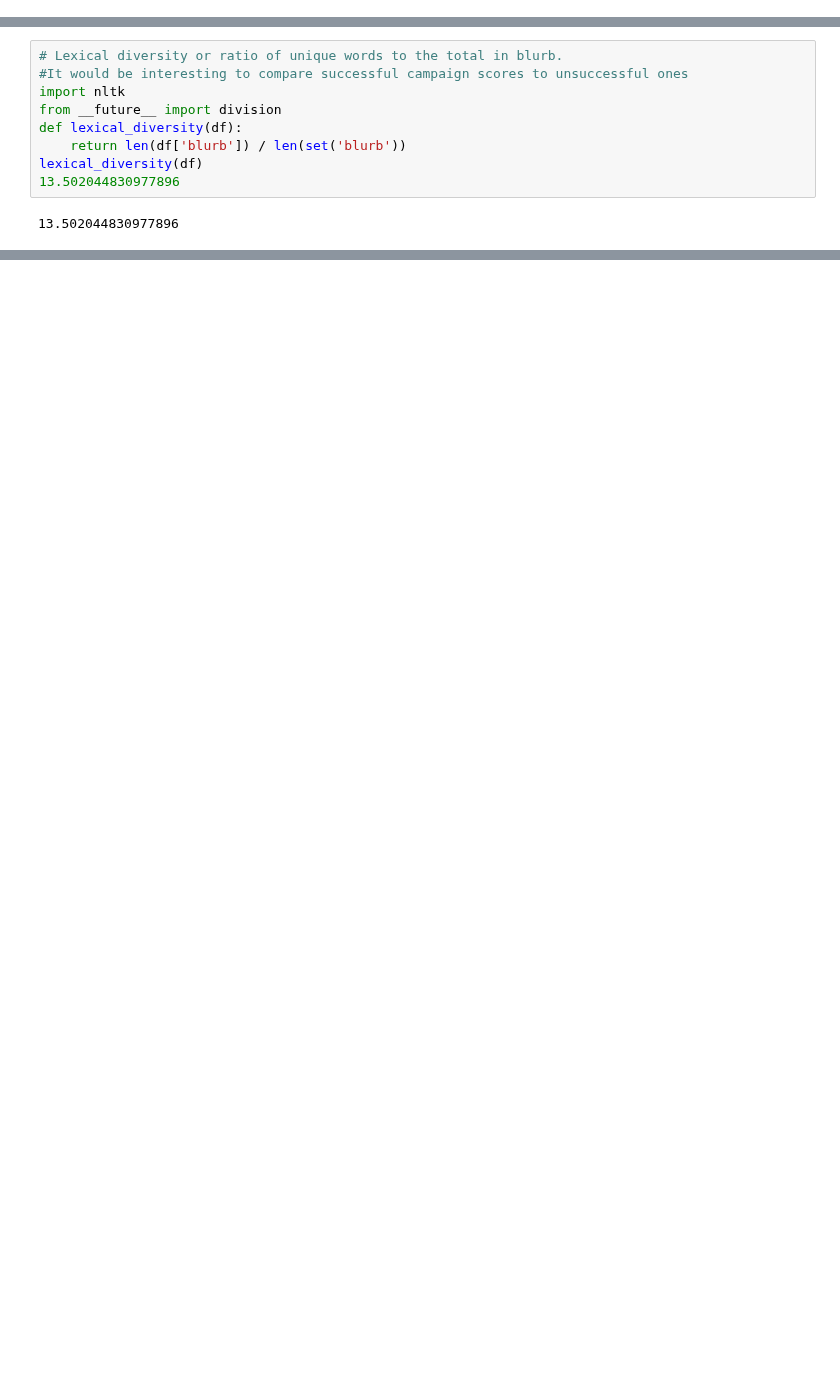
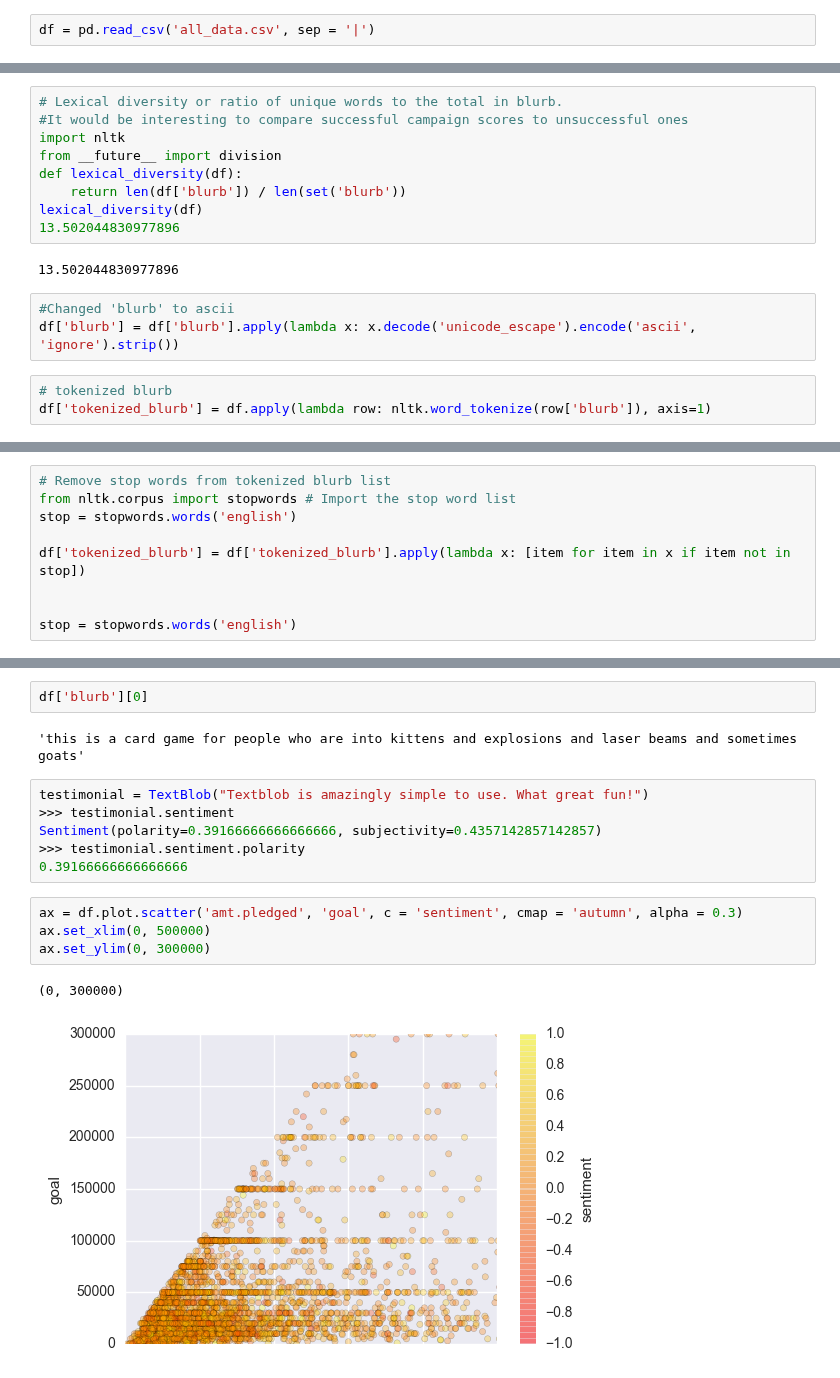
Before and after one commit to spockl/GA-DSI, a Jupyter notebook: Untitled Folder/group project final.ipynb, the cells around one changed output, grey strips where cells are left out. Saved outputs shown, nothing was run; the diff lists cells and outputs as text; blank space fills up the shorter version.

```diff
--- a/Untitled Folder/group project final.ipynb
+++ b/Untitled Folder/group project final.ipynb
@@ -19,3 +18,5 @@ df = pd.read_csv('https://raw.githubusercontent.com/socathie/paperplane/master/d
+# %%
+df = pd.read_csv('all_data.csv', sep = '|')
 # %%
 df.head()
 # %% [output]
@@ -156,3 +173,9 @@ lexical_diversity(df)
 13.502044830977896
 # %% [output]
 13.502044830977896
+# %%
+#Changed 'blurb' to ascii
+df['blurb'] = df['blurb'].apply(lambda x: x.decode('unicode_escape').encode('ascii', 'ignore').strip())
+# %%
+# tokenized blurb
+df['tokenized_blurb'] = df.apply(lambda row: nltk.word_tokenize(row['blurb']), axis=1)
@@ -158,0 +220,9 @@ lexical_diversity(df)
+# %%
+# Remove stop words from tokenized blurb list
+from nltk.corpus import stopwords # Import the stop word list
+stop = stopwords.words('english')
+
+df['tokenized_blurb'] = df['tokenized_blurb'].apply(lambda x: [item for item in x if item not in stop])
+
+
+stop = stopwords.words('english')
@@ -158,0 +325,17 @@ lexical_diversity(df)
+# %%
+df['blurb'][0]
+# %% [output]
+'this is a card game for people who are into kittens and explosions and laser beams and sometimes goats'
+# %%
+testimonial = TextBlob("Textblob is amazingly simple to use. What great fun!")
+>>> testimonial.sentiment
+Sentiment(polarity=0.39166666666666666, subjectivity=0.4357142857142857)
+>>> testimonial.sentiment.polarity
+0.39166666666666666
+# %%
+ax = df.plot.scatter('amt.pledged', 'goal', c = 'sentiment', cmap = 'autumn', alpha = 0.3)
+ax.set_xlim(0, 500000)
+ax.set_ylim(0, 300000)
+# %% [output]
+(0, 300000)
+[figure, added]
```
Also changed, not shown: parts of 21 cells of this notebook, 18 other files.
